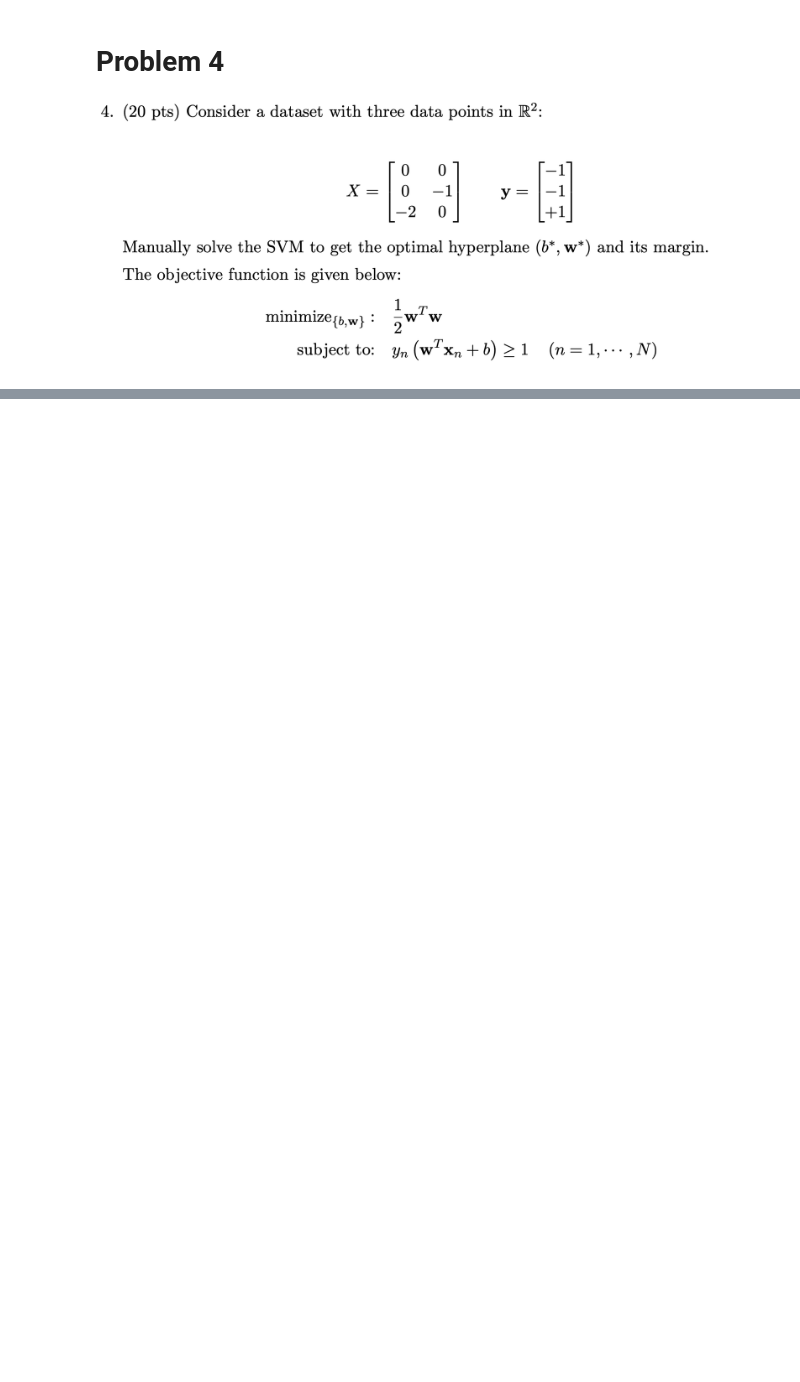
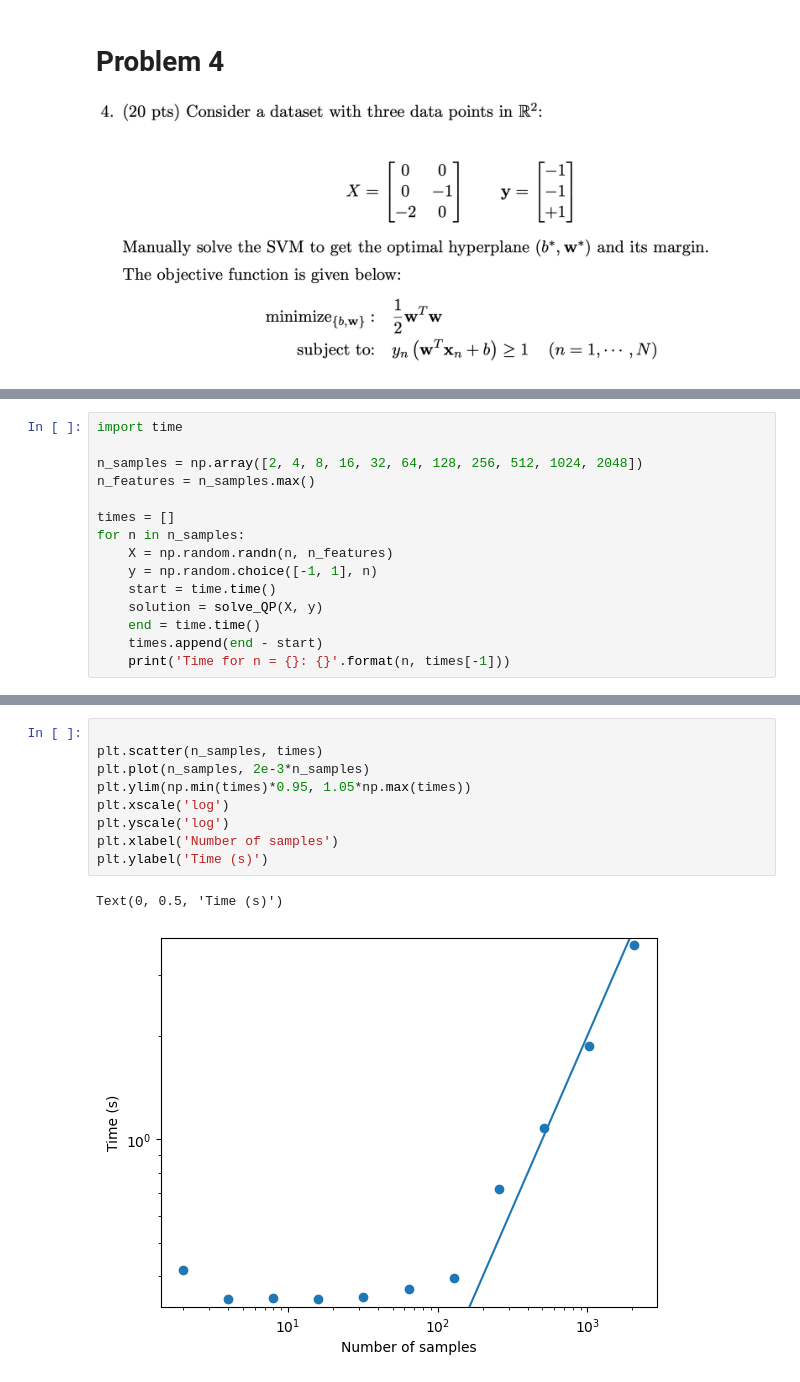
Before and after one commit to evanhanders/MLAI_courses_2024, a Jupyter notebook: cmpsci_165B_machine_learning/hw4.ipynb, the cells around one changed output, grey strips where cells are left out. Saved outputs shown, nothing was run; the diff lists cells and outputs as text; blank space fills up the shorter version.

```diff
--- a/cmpsci_165B_machine_learning/hw4.ipynb
+++ b/cmpsci_165B_machine_learning/hw4.ipynb
@@ -218,0 +354,15 @@ Information gain for windy: 0.9709505944546686
+# %%
+import time
+
+n_samples = np.array([2, 4, 8, 16, 32, 64, 128, 256, 512, 1024, 2048])
+n_features = n_samples.max()
+
+times = []
+for n in n_samples:
+    X = np.random.randn(n, n_features)
+    y = np.random.choice([-1, 1], n)
+    start = time.time()
+    solution = solve_QP(X, y)
+    end = time.time()
+    times.append(end - start)
+    print('Time for n = {}: {}'.format(n, times[-1]))
@@ -218,0 +387,12 @@ Information gain for windy: 0.9709505944546686
+# %%
+
+plt.scatter(n_samples, times)
+plt.plot(n_samples, 2e-3*n_samples)
+plt.ylim(np.min(times)*0.95, 1.05*np.max(times))
+plt.xscale('log')
+plt.yscale('log')
+plt.xlabel('Number of samples')
+plt.ylabel('Time (s)')
+# %% [output]
+Text(0, 0.5, 'Time (s)')
+[figure, added]
```
Also changed, not shown: parts of 15 cells of this notebook.
